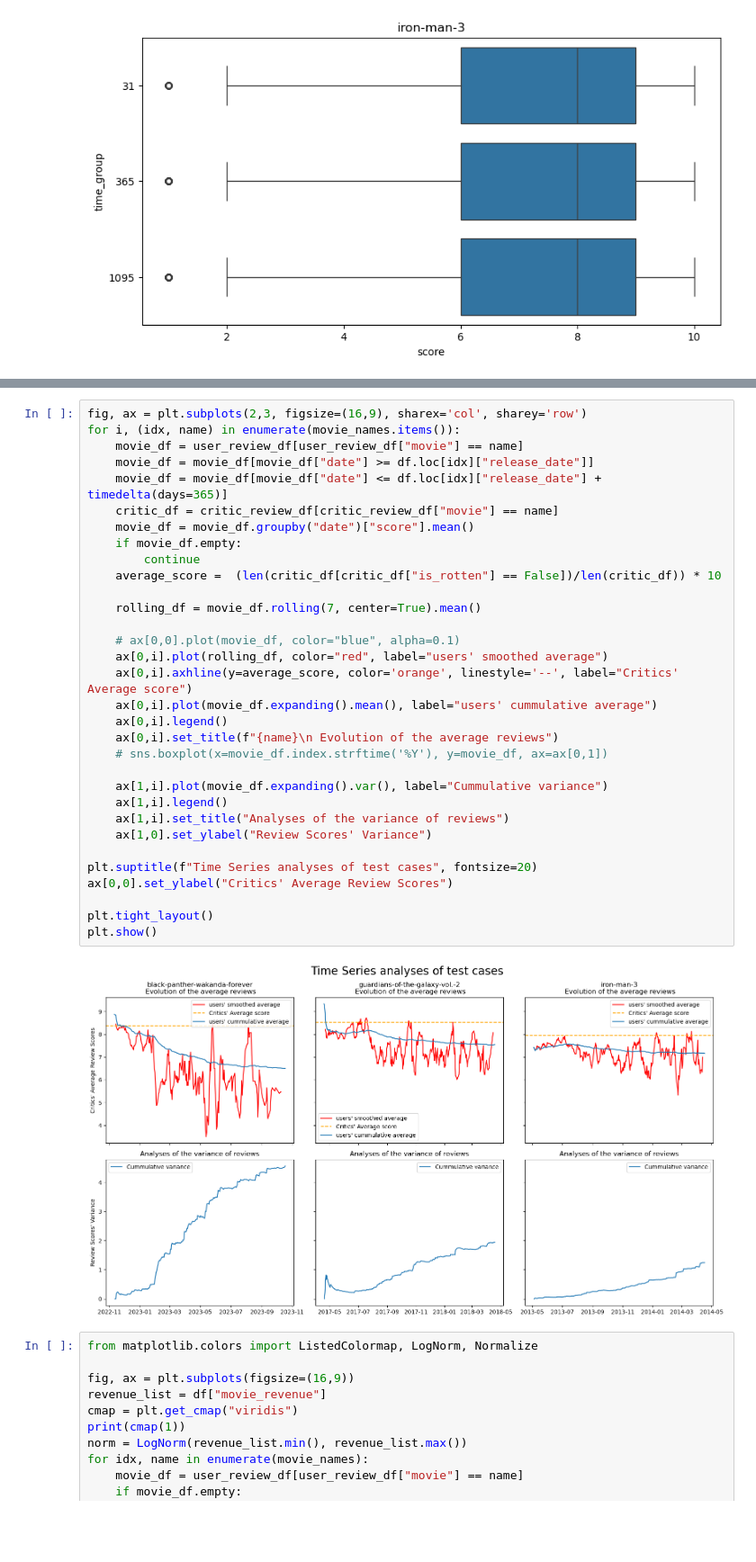
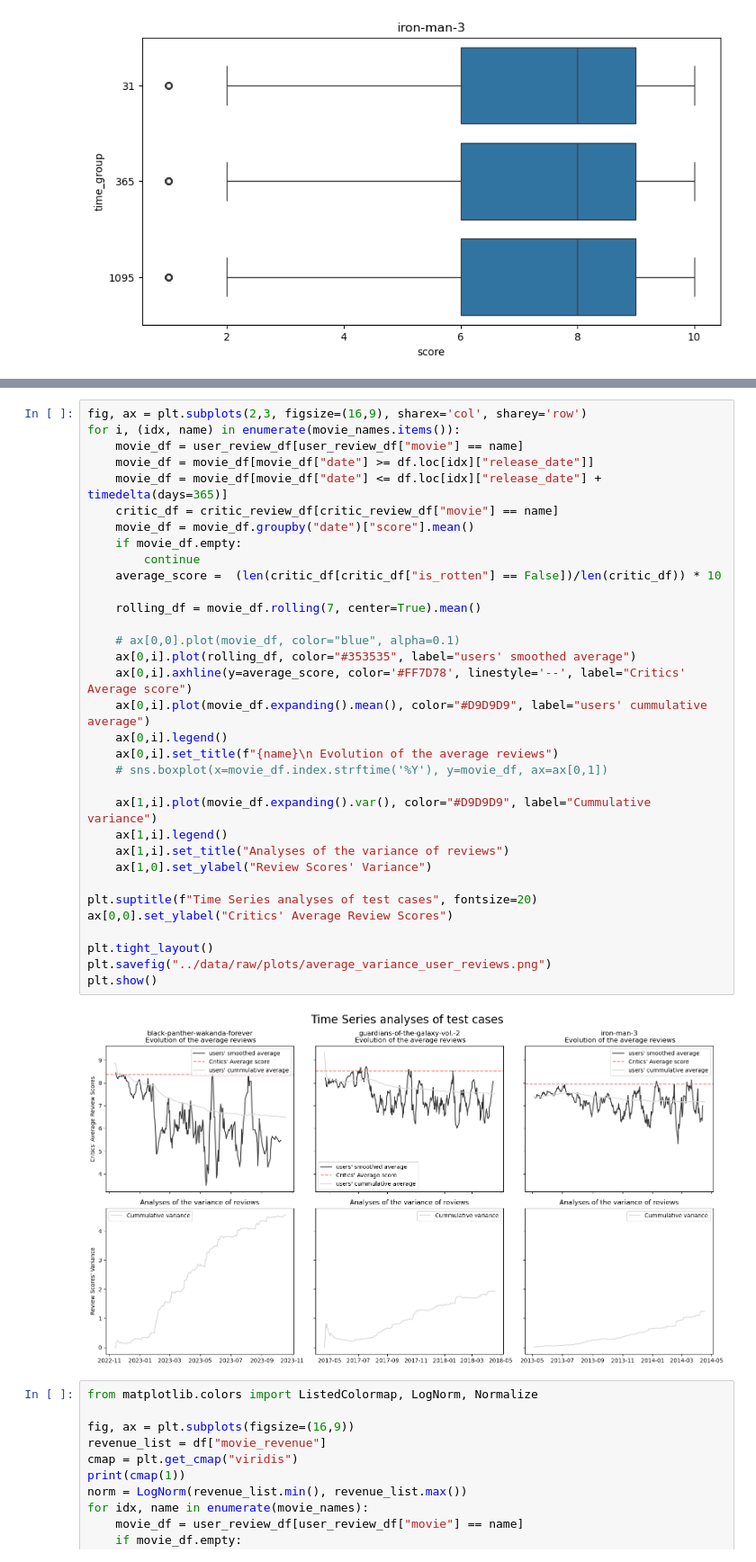
Before and after one commit to rizz-kings/data-in-the-wild, a Jupyter notebook: notebooks/popularity_analysis.ipynb, the cells around one changed output, grey strips where cells are left out. Shown: that part at 90% size. Cells and saved outputs as stored; diff of their text form; blank space fills up the shorter version.

```diff
--- a/notebooks/popularity_analysis.ipynb
+++ b/notebooks/popularity_analysis.ipynb
@@ -191,37 +168,38 @@ critic_review_df.head()
 # %%
 fig, ax = plt.subplots(2,3, figsize=(16,9), sharex='col', sharey='row')
 for i, (idx, name) in enumerate(movie_names.items()):
     movie_df = user_review_df[user_review_df["movie"] == name]
     movie_df = movie_df[movie_df["date"] >= df.loc[idx]["release_date"]]
     movie_df = movie_df[movie_df["date"] <= df.loc[idx]["release_date"] + timedelta(days=365)]
     critic_df = critic_review_df[critic_review_df["movie"] == name]
     movie_df = movie_df.groupby("date")["score"].mean()
     if movie_df.empty:
         continue
     average_score =  (len(critic_df[critic_df["is_rotten"] == False])/len(critic_df)) * 10
 
     rolling_df = movie_df.rolling(7, center=True).mean()
 
     # ax[0,0].plot(movie_df, color="blue", alpha=0.1)
-    ax[0,i].plot(rolling_df, color="red", label="users' smoothed average")
-    ax[0,i].axhline(y=average_score, color='orange', linestyle='--', label="Critics' Average score")
-    ax[0,i].plot(movie_df.expanding().mean(), label="users' cummulative average")
+    ax[0,i].plot(rolling_df, color="#353535", label="users' smoothed average")
+    ax[0,i].axhline(y=average_score, color='#FF7D78', linestyle='--', label="Critics' Average score")
+    ax[0,i].plot(movie_df.expanding().mean(), color="#D9D9D9", label="users' cummulative average")
     ax[0,i].legend()
     ax[0,i].set_title(f"{name}\n Evolution of the average reviews")
     # sns.boxplot(x=movie_df.index.strftime('%Y'), y=movie_df, ax=ax[0,1])
 
-    ax[1,i].plot(movie_df.expanding().var(), label="Cummulative variance")
+    ax[1,i].plot(movie_df.expanding().var(), color="#D9D9D9", label="Cummulative variance")
     ax[1,i].legend()
     ax[1,i].set_title("Analyses of the variance of reviews")
     ax[1,0].set_ylabel("Review Scores' Variance")
 
 plt.suptitle(f"Time Series analyses of test cases", fontsize=20)
 ax[0,0].set_ylabel("Critics' Average Review Scores")
 
 plt.tight_layout()
+plt.savefig("../data/raw/plots/average_variance_user_reviews.png")
 plt.show()
 # %% [output]
-[figure, old version]
+[figure, new version]
 # %%
 from matplotlib.colors import ListedColormap, LogNorm, Normalize
 
```
Also changed, not shown: parts of 3 cells of this notebook, 3 other files.
